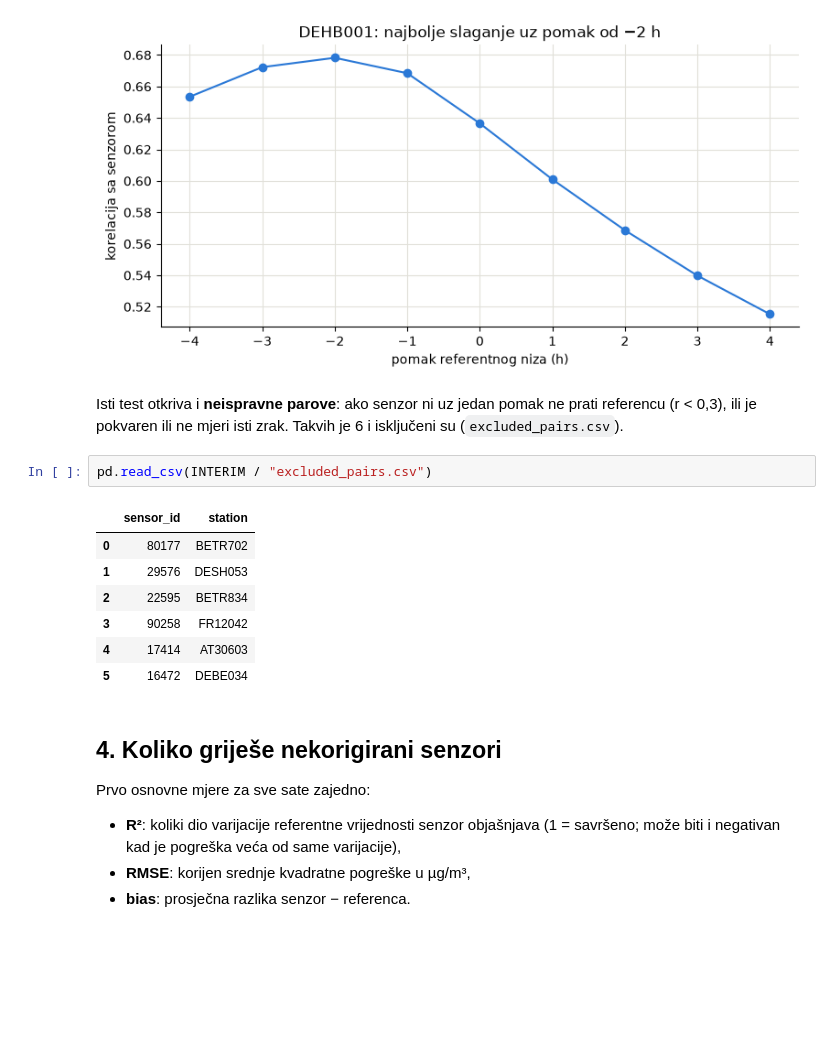
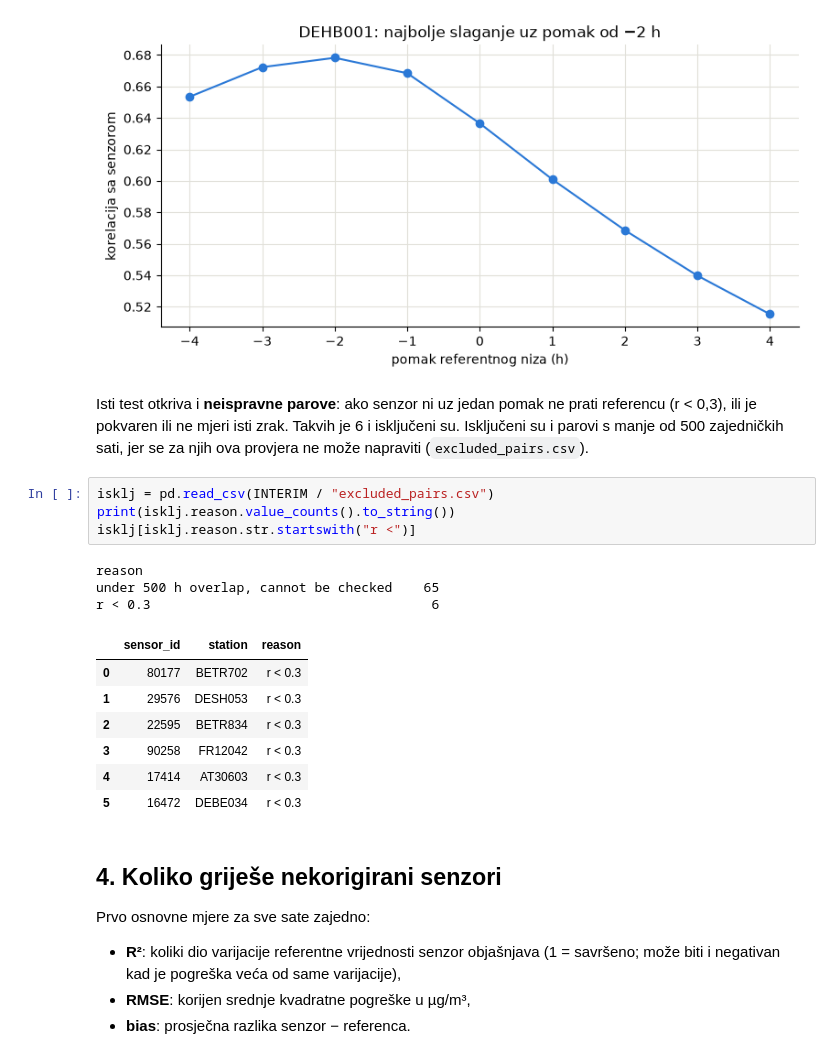
Before and after one commit to pboric/pm-sensor-correction, a Jupyter notebook: notebooks/vodic_kroz_analizu.ipynb, the cells around one changed output. Drawn from its saved outputs; the diff is of its cells as text; blank space fills up the shorter version.

```diff
--- a/notebooks/vodic_kroz_analizu.ipynb
+++ b/notebooks/vodic_kroz_analizu.ipynb
@@ -169,17 +204,23 @@ plt.title("DEHB001: najbolje slaganje uz pomak od −2 h"); plt.show()
 [figure]
 # %% [markdown]
 Isti test otkriva i **neispravne parove**: ako senzor ni uz jedan pomak ne prati referencu (r < 0,3),
-ili je pokvaren ili ne mjeri isti zrak. Takvih je 6 i isključeni su (`excluded_pairs.csv`).
+ili je pokvaren ili ne mjeri isti zrak. Takvih je 6 i isključeni su. Isključeni su i parovi s manje od
+500 zajedničkih sati, jer se za njih ova provjera ne može napraviti (`excluded_pairs.csv`).
 # %%
-pd.read_csv(INTERIM / "excluded_pairs.csv")
+isklj = pd.read_csv(INTERIM / "excluded_pairs.csv")
+print(isklj.reason.value_counts().to_string())
+isklj[isklj.reason.str.startswith("r <")]
 # %% [output]
+reason
+under 500 h overlap, cannot be checked    65
+r < 0.3                                    6
-|  | sensor_id | station |
-| 0 | 80177 | BETR702 |
-| 1 | 29576 | DESH053 |
-| 2 | 22595 | BETR834 |
-| 3 | 90258 | FR12042 |
-| 4 | 17414 | AT30603 |
-| 5 | 16472 | DEBE034 |
+|  | sensor_id | station | reason |
+| 0 | 80177 | BETR702 | r < 0.3 |
+| 1 | 29576 | DESH053 | r < 0.3 |
+| 2 | 22595 | BETR834 | r < 0.3 |
+| 3 | 90258 | FR12042 | r < 0.3 |
+| 4 | 17414 | AT30603 | r < 0.3 |
+| 5 | 16472 | DEBE034 | r < 0.3 |
 # %% [markdown]
 ## 4. Koliko griješe nekorigirani senzori
 
```
Also changed, not shown: parts of 30 cells of this notebook, 20 other files.
